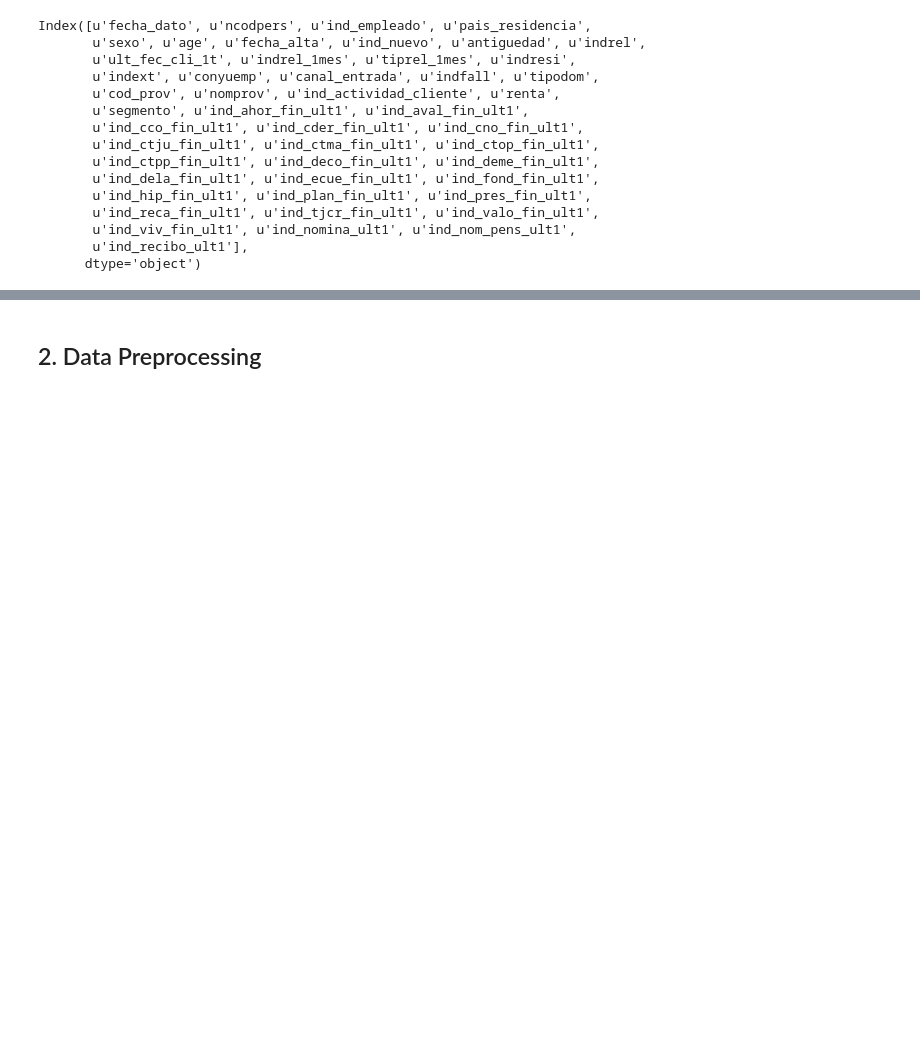
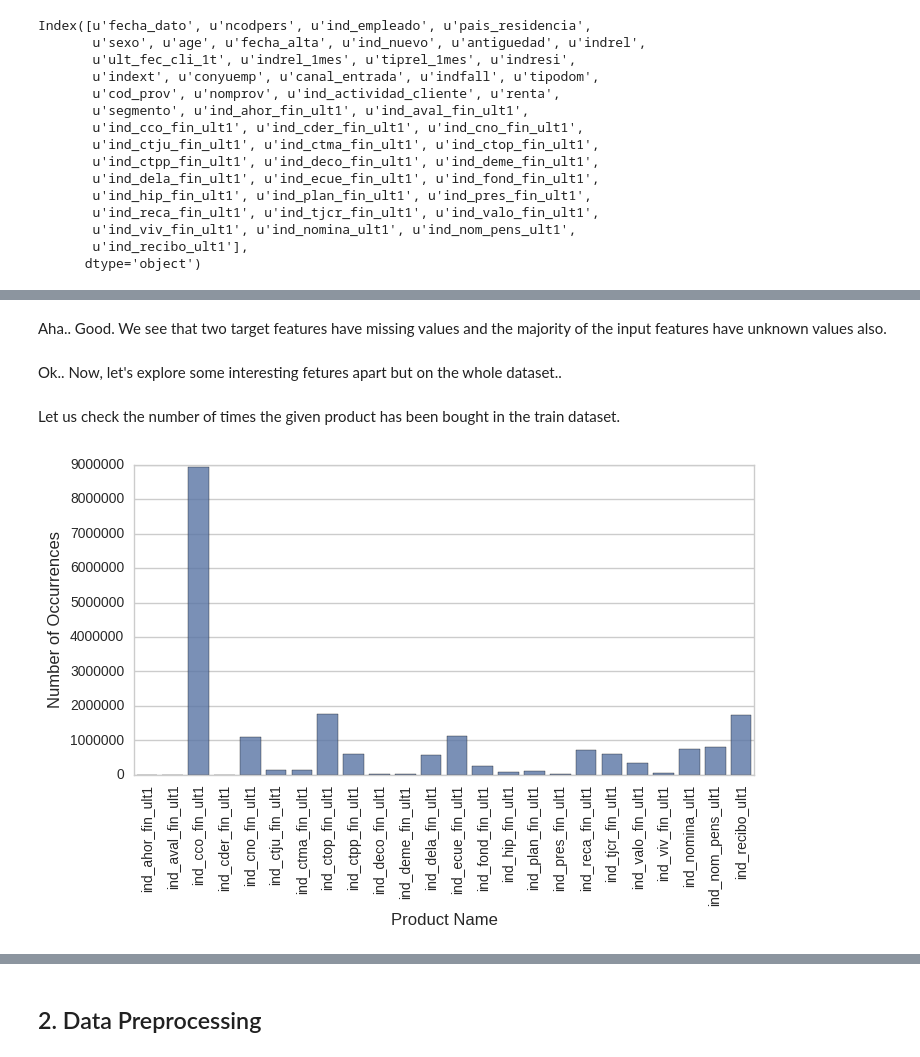
Before and after one commit to mosin26/general, a Jupyter notebook: santander.ipynb, the cells around one changed output, grey strips where cells are left out. Cells and saved outputs as stored; diff of their text form; code cells hidden in the pictures; blank space fills up the shorter version.

```diff
--- a/santander.ipynb
+++ b/santander.ipynb
@@ -24,7 +24,9 @@ import seaborn as sns
 import xgboost as xgb
 import matplotlib.pyplot as plt
 %matplotlib inline
+color = sns.color_palette()
 plt.style.use('seaborn-whitegrid')
-from average_precision import apk, mapk
+#from average_precision import apk, mapk
+from sklearn.neighbors import KNeighborsClassifier
 # %% [markdown]
 ## 1. Data Exploration and Visualization
@@ -102,0 +109,31 @@ plt.show()
+# %% [markdown]
+Aha.. Good. We see that two target features have missing values and the majority of the input features have unknown values also.
+# %% [markdown]
+Ok.. Now, let's explore some interesting fetures apart but on the whole dataset..
+# %% [markdown]
+Let us check the number of times the given product has been bought in the train dataset.
+# %%
+del data
+data = pd.read_csv('train_ver2.csv', dtype='float16',
+                    usecols=['ind_ahor_fin_ult1', 'ind_aval_fin_ult1',
+                             'ind_cco_fin_ult1', 'ind_cder_fin_ult1',
+                             'ind_cno_fin_ult1', 'ind_ctju_fin_ult1',
+                             'ind_ctma_fin_ult1', 'ind_ctop_fin_ult1',
+                             'ind_ctpp_fin_ult1', 'ind_deco_fin_ult1',
+                             'ind_deme_fin_ult1', 'ind_dela_fin_ult1',
+                             'ind_ecue_fin_ult1', 'ind_fond_fin_ult1',
+                             'ind_hip_fin_ult1', 'ind_plan_fin_ult1',
+                             'ind_pres_fin_ult1', 'ind_reca_fin_ult1',
+                             'ind_tjcr_fin_ult1', 'ind_valo_fin_ult1',
+                             'ind_viv_fin_ult1', 'ind_nomina_ult1',
+                             'ind_nom_pens_ult1', 'ind_recibo_ult1'])
+# %%
+target_counts = data.astype('float64').sum(axis=0)
+plt.figure(figsize=(8,4))
+sns.barplot(target_counts.index, target_counts.values, color=color[0], alpha=0.8)
+plt.xlabel('Product Name', fontsize=12)
+plt.ylabel('Number of Occurrences', fontsize=12)
+plt.xticks(rotation='vertical')
+plt.show()
+# %% [output]
+[figure, added]
```
Also changed, not shown: parts of 70 cells of this notebook.
